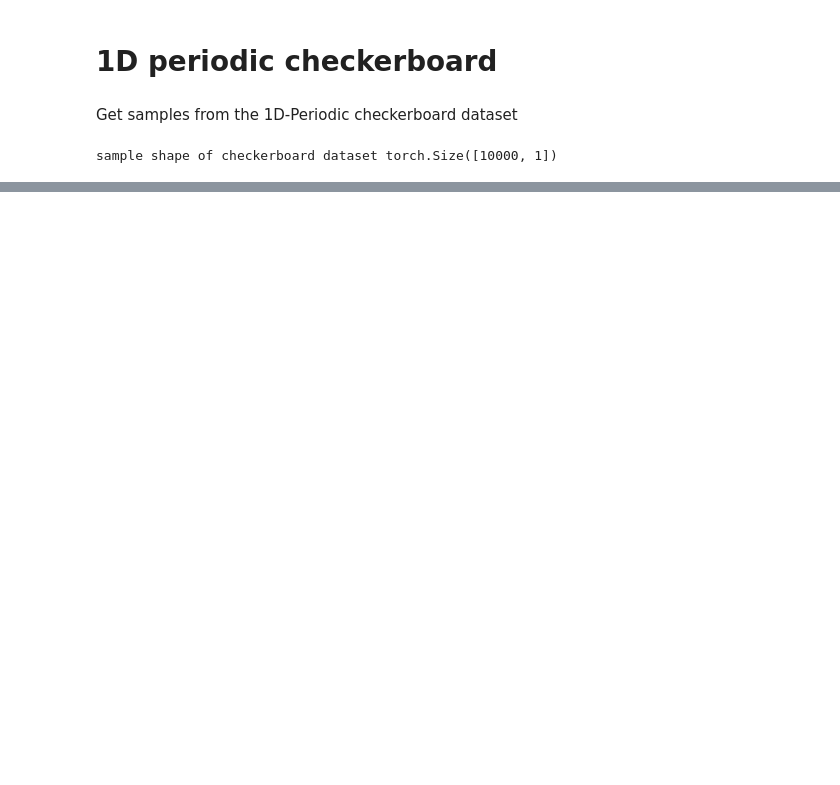
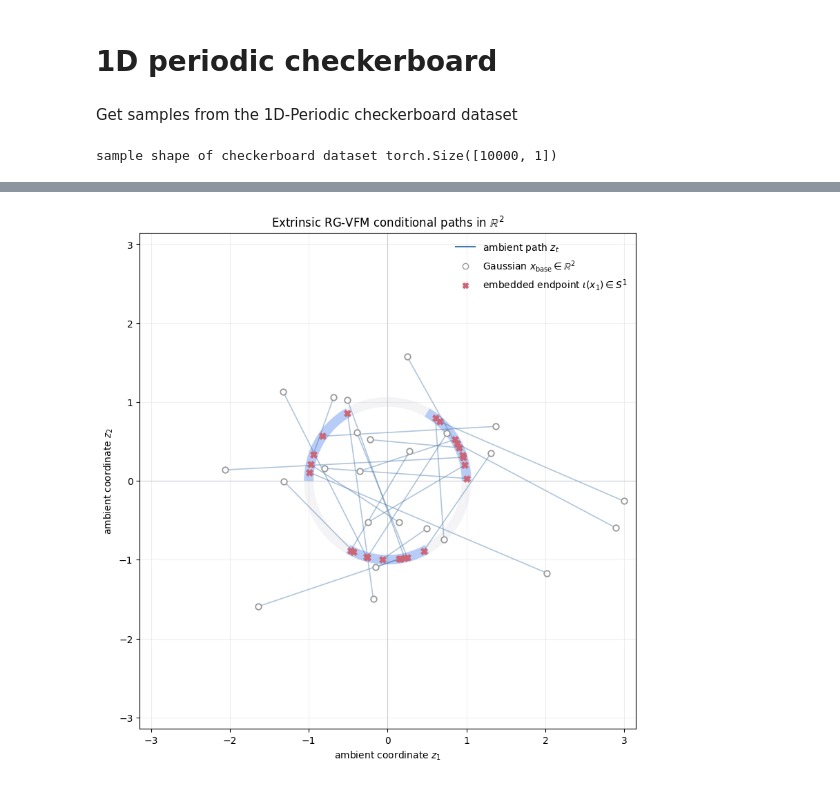
Before and after one commit to MateosCz/diffusion-playground, a Jupyter notebook: flat_torus_1d.ipynb, the cells around one changed output, grey strips where cells are left out. Cells and saved outputs as stored; diff of their text form; code cells hidden in the pictures; blank space fills up the shorter version.

```diff
--- a/flat_torus_1d.ipynb
+++ b/flat_torus_1d.ipynb
@@ -125,0 +335,65 @@ plt.show()
+# %%
+extrinsic_path_np = extrinsic_trajectory.detach().cpu().numpy()
+extrinsic_base_np = x_base_extrinsic.detach().cpu().numpy()
+extrinsic_endpoint_np = extrinsic_targets[-1].detach().cpu().numpy()
+
+fig, ax_ambient_path = plt.subplots(figsize=(8, 8), constrained_layout=True)
+
+# Draw the embedded checkerboard support using the manifold's theta = 2*pi*x convention.
+for tile, (left, right) in enumerate(zip(tile_edges[:-1], tile_edges[1:])):
+    theta_tile = np.linspace(2 * np.pi * left, 2 * np.pi * right, 200)
+    is_active = tile % 2 == 0
+    ax_ambient_path.plot(
+        np.cos(theta_tile),
+        np.sin(theta_tile),
+        color=active_color if is_active else inactive_color,
+        lw=10,
+        alpha=0.32 if is_active else 0.24,
+        solid_capstyle="butt",
+        zorder=0,
+    )
+
+# Plot z_t directly in R^2. Do not apply atan2, to_intrinsic, or project_ambient.
+for sample_idx in range(n_trajectories):
+    ax_ambient_path.plot(
+        extrinsic_path_np[:, sample_idx, 0],
+        extrinsic_path_np[:, sample_idx, 1],
+        color=flow_color,
+        lw=1.2,
+        alpha=0.42,
+        zorder=1,
+    )
+
+ax_ambient_path.scatter(
+    extrinsic_base_np[:, 0], extrinsic_base_np[:, 1],
+    marker="o", s=38, facecolors="white", edgecolors=prior_color,
+    linewidths=1.3, zorder=3,
+)
+ax_ambient_path.scatter(
+    extrinsic_endpoint_np[:, 0], extrinsic_endpoint_np[:, 1],
+    marker="X", s=48, c=data_color, linewidths=0.7, zorder=4,
+)
+
+plot_limit = max(1.25, float(np.abs(extrinsic_path_np).max()) + 0.15)
+ax_ambient_path.axhline(0, color=inactive_color, lw=0.8, zorder=-1)
+ax_ambient_path.axvline(0, color=inactive_color, lw=0.8, zorder=-1)
+ax_ambient_path.set(
+    aspect="equal",
+    xlim=(-plot_limit, plot_limit),
+    ylim=(-plot_limit, plot_limit),
+    xlabel=r"ambient coordinate $z_1$",
+    ylabel=r"ambient coordinate $z_2$",
+    title=r"Extrinsic RG-VFM conditional paths in $\mathbb{R}^2$",
+)
+ax_ambient_path.grid(alpha=0.2)
+ambient_legend = [
+    Line2D([0], [0], color=flow_color, lw=1.5, label=r"ambient path $z_t$"),
+    Line2D([0], [0], marker="o", linestyle="none", markerfacecolor="white",
+           markeredgecolor=prior_color, label=r"Gaussian $x_{\mathrm{base}} \in \mathbb{R}^2$"),
+    Line2D([0], [0], marker="X", linestyle="none", color=data_color,
+           label=r"embedded endpoint $\iota(x_1) \in S^1$"),
+]
+ax_ambient_path.legend(handles=ambient_legend, loc="upper right", frameon=False)
+plt.show()
+# %% [output]
+[figure, added]
```
Also changed, not shown: parts of 12 cells of this notebook, 17 other files.
